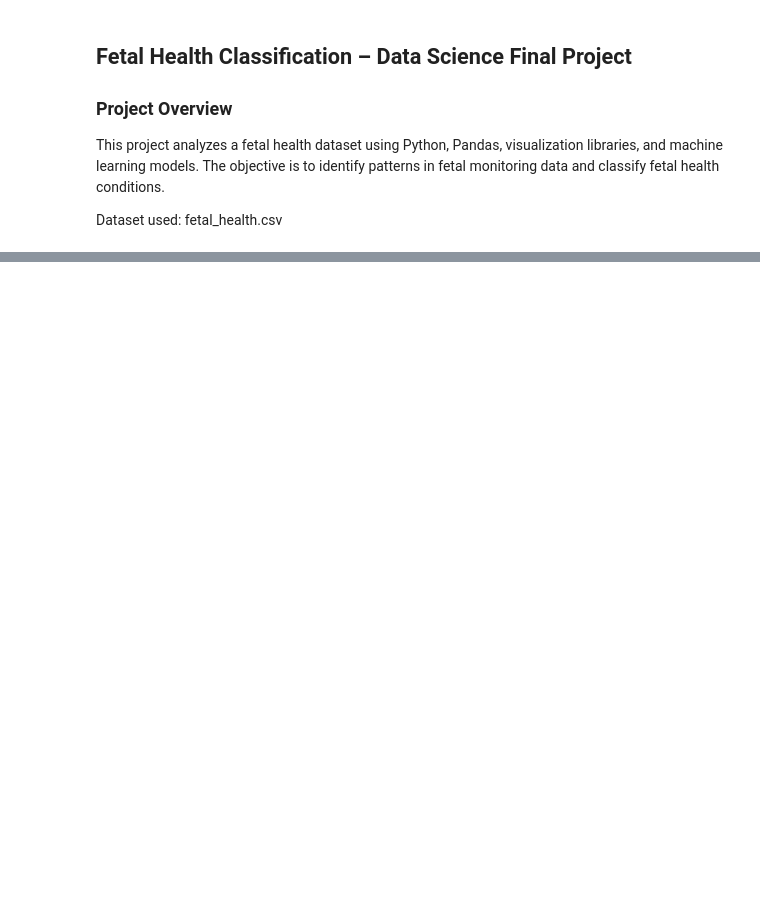
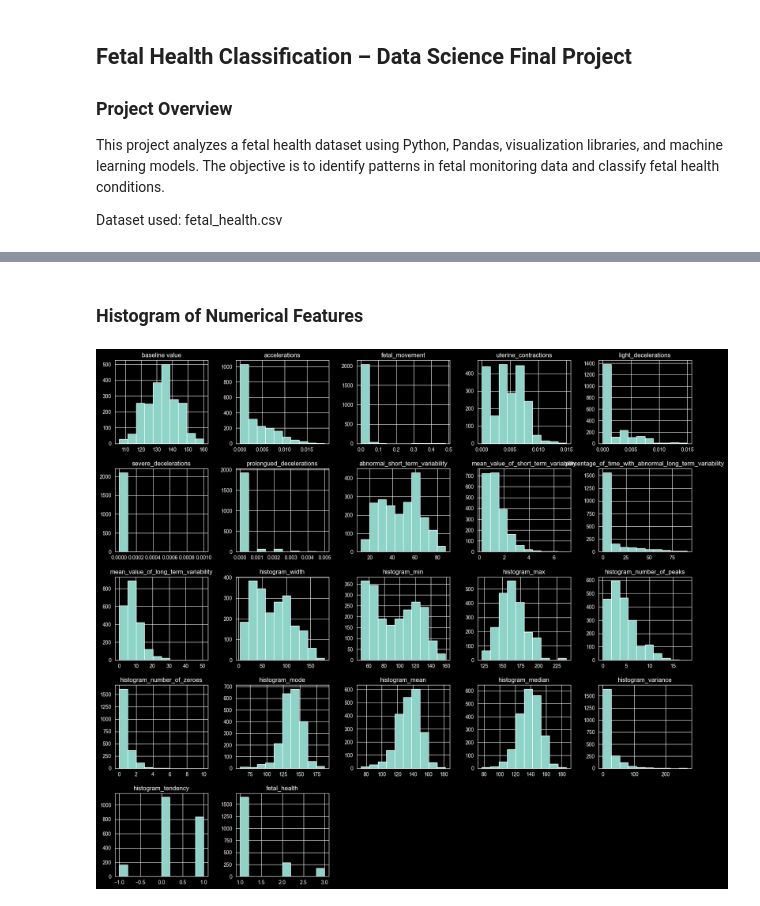
Before and after one commit to dinazejneli/fetal-health-project, a Jupyter notebook: fetal_health_analysis.ipynb, the cells around one changed output, grey strips where cells are left out. Drawn from its saved outputs; the diff is of its cells as text; code cells hidden in the pictures; blank space fills up the shorter version.

```diff
--- a/fetal_health_analysis.ipynb
+++ b/fetal_health_analysis.ipynb
@@ -31,0 +161,8 @@ ModuleNotFoundError: No module named 'seaborn'
+# %% [markdown]
+### Histogram of Numerical Features
+# %%
+# Histograms
+fig = df.hist(figsize=(20,18))
+plt.show()
+# %% [output]
+[figure, added]
```
Also changed, not shown: parts of 46 cells of this notebook, 1 other file.
